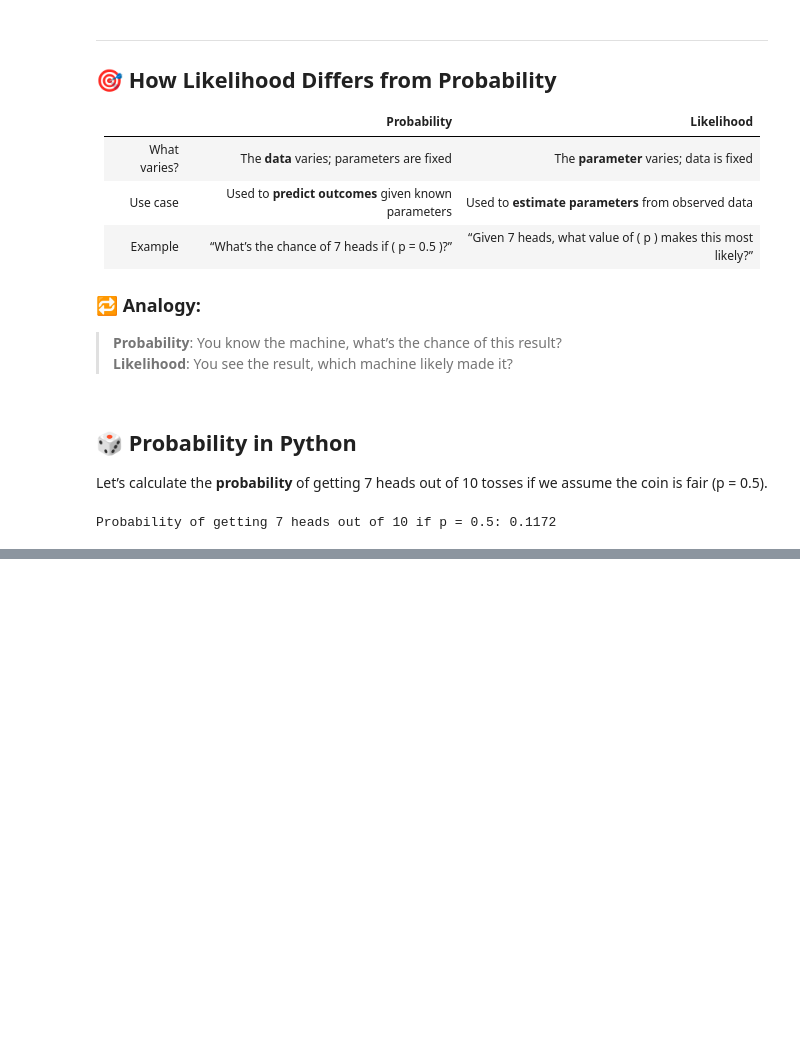
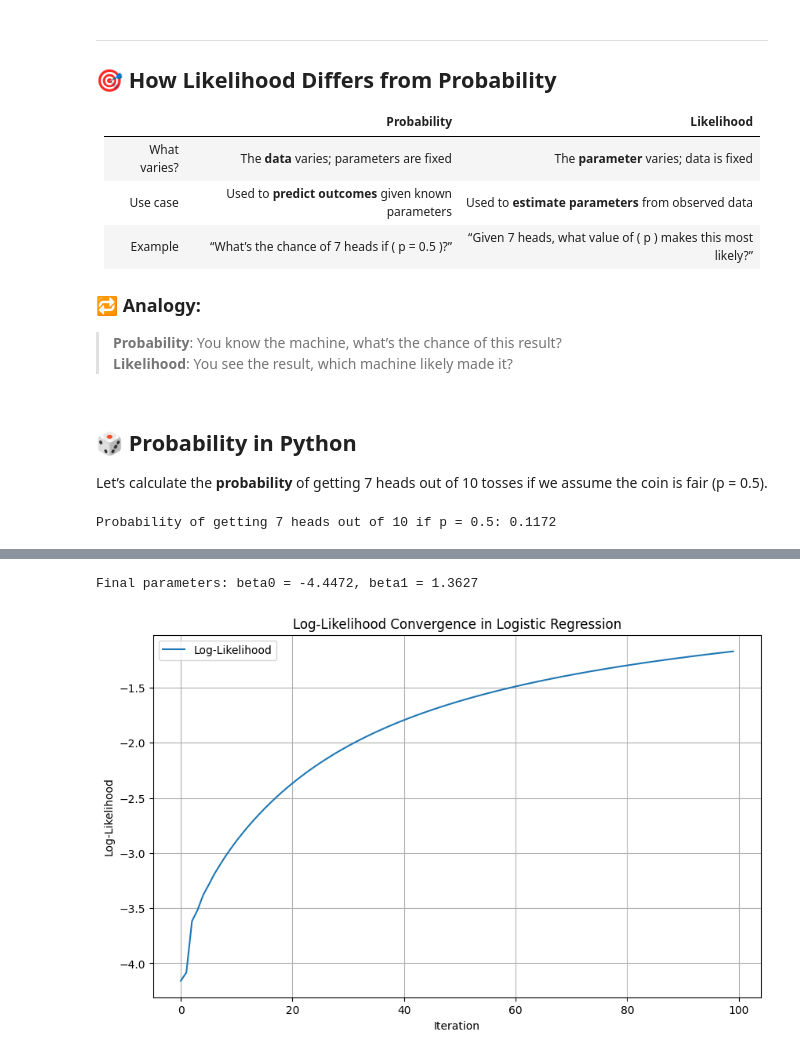
Before and after one commit to Barazan19/Statistics, a Jupyter notebook: Likelihood/likelihood_vs_probability_combined.ipynb, the cells around one changed output, grey strips where cells are left out. Cells and saved outputs as stored; diff of their text form; code cells hidden in the pictures; blank space fills up the shorter version.

Commit message:
update notebook and readme with log likelihood

```diff
--- a/Likelihood/likelihood_vs_probability_combined.ipynb
+++ b/Likelihood/likelihood_vs_probability_combined.ipynb
@@ -88,0 +117,46 @@ Probability of getting 7 heads out of 10 if p = 0.5: 0.1172
+# %%
+
+import numpy as np
+import matplotlib.pyplot as plt
+from scipy.special import expit  # Sigmoid function
+
+# Sample data: binary classification
+x = np.array([1, 2, 3, 4, 5, 6])
+y = np.array([0, 0, 0, 1, 1, 1])
+
+# Initialize parameters
+beta0 = 0.0
+beta1 = 0.0
+learning_rate = 0.1
+n_iter = 100
+
+# Track progress
+log_likelihood_history = []
+
+# Gradient ascent
+for _ in range(n_iter):
+    z = beta0 + beta1 * x
+    y_pred = expit(z)  # sigmoid
+    log_likelihood = np.sum(y * np.log(y_pred + 1e-9) + (1 - y) * np.log(1 - y_pred + 1e-9))
+    log_likelihood_history.append(log_likelihood)
+
+    error = y - y_pred
+    beta0 += learning_rate * np.sum(error)
+    beta1 += learning_rate * np.sum(error * x)
+
+print(f"Final parameters: beta0 = {beta0:.4f}, beta1 = {beta1:.4f}")
+# %% [output]
+Final parameters: beta0 = -4.4472, beta1 = 1.3627
+# %%
+
+# Plot log-likelihood over iterations
+plt.figure(figsize=(10, 6))
+plt.plot(range(len(log_likelihood_history)), log_likelihood_history, label='Log-Likelihood')
+plt.xlabel("Iteration")
+plt.ylabel("Log-Likelihood")
+plt.title("Log-Likelihood Convergence in Logistic Regression")
+plt.grid(True)
+plt.legend()
+plt.show()
+# %% [output]
+[figure, added]
```
Also changed, not shown: parts of 2 cells of this notebook, 1 other file.
